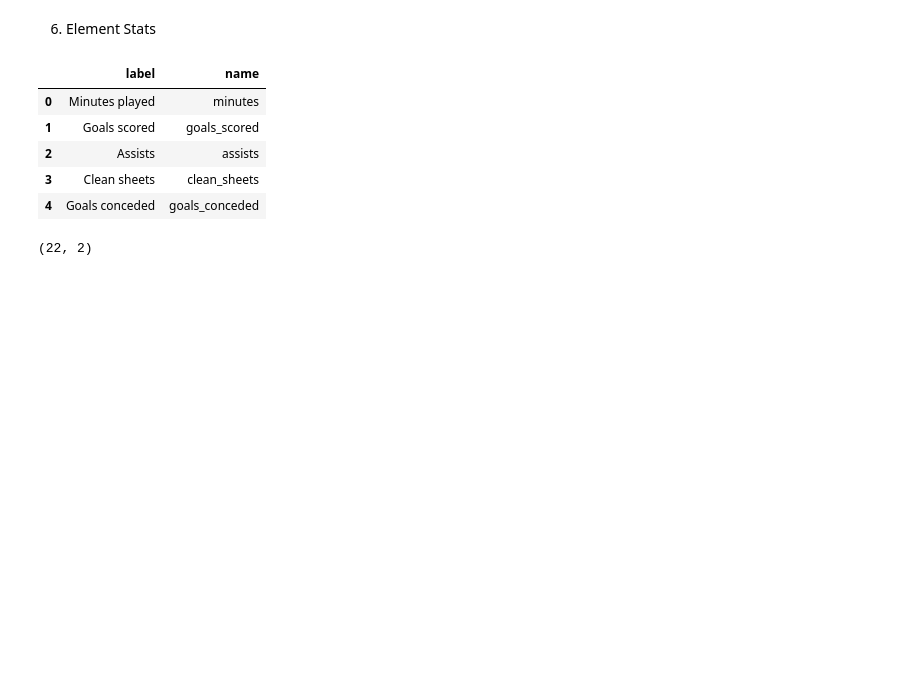
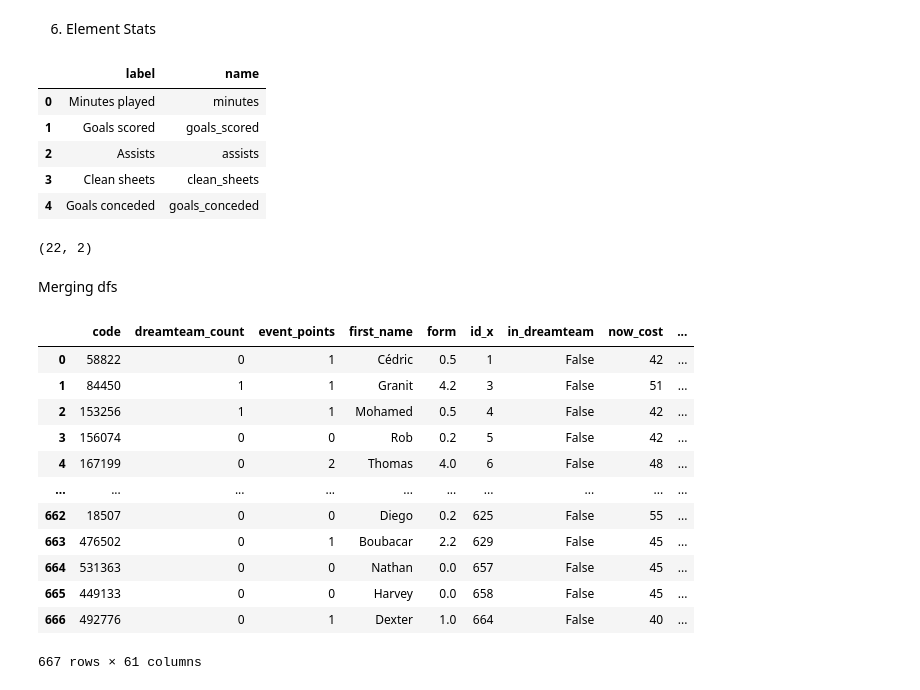
Before and after one commit to sibanda1989/FantasyPL_Analysis_2122, a Jupyter notebook: HS_FPL_22_23.ipynb, the cells around one changed output. Cells and saved outputs as stored; diff of their text form; code cells hidden in the pictures; blank space fills up the shorter version.

Commit message:
feat: merge dataframes with elements_df

```diff
--- a/HS_FPL_22_23.ipynb
+++ b/HS_FPL_22_23.ipynb
@@ -122,3 +136,13 @@ memory usage: 449.6+ KB
+# %%
+drop_list = ['chance_of_playing_next_round', 'chance_of_playing_this_round', 'cost_change_event',
+'cost_change_event_fall', 'cost_change_start', 'cost_change_start_fall', 'ep_next', 'ep_this',
+'news', 'news_added', 'photo', 'special', 'squad_number', 'status', 'transfers_in_event',
+'transfers_out_event', 'influence_rank_type', 'creativity_rank_type', 'threat_rank_type',
+'ict_index_rank_type','corners_and_indirect_freekicks_text', 'direct_freekicks_text','penalties_text'
+, 'now_cost_rank_type', 'form_rank_type', 'points_per_game_rank_type', 'selected_rank_type'
+]
+# %%
+elements_df.drop(columns=drop_list, inplace=True)
 # %% [markdown]
 5. Element Types
 # %%
@@ -169,3 +193,24 @@ element_stats_df.head()
 element_stats_df.shape
 # %% [output]
 (22, 2)
+# %% [markdown]
+Merging dfs
+# %%
+elements_df = pd.merge(elements_df, element_types_df[['id', 'singular_name']], left_on='element_type', right_on='id',
+how='left')
+# %%
+elements_df.drop(columns=['id_y', 'element_type'], inplace=True)
+# %% [output]
+|  | code | dreamteam_count | event_points | first_name | form | id_x | in_dreamteam | now_cost | ... |
+| 0 | 58822 | 0 | 1 | Cédric | 0.5 | 1 | False | 42 | ... |
+| 1 | 84450 | 1 | 1 | Granit | 4.2 | 3 | False | 51 | ... |
+| 2 | 153256 | 1 | 1 | Mohamed | 0.5 | 4 | False | 42 | ... |
+| 3 | 156074 | 0 | 0 | Rob | 0.2 | 5 | False | 42 | ... |
+| 4 | 167199 | 0 | 2 | Thomas | 4.0 | 6 | False | 48 | ... |
+| ... | ... | ... | ... | ... | ... | ... | ... | ... | ... |
+| 662 | 18507 | 0 | 0 | Diego | 0.2 | 625 | False | 55 | ... |
+| 663 | 476502 | 0 | 1 | Boubacar | 2.2 | 629 | False | 45 | ... |
+| 664 | 531363 | 0 | 0 | Nathan | 0.0 | 657 | False | 45 | ... |
+| 665 | 449133 | 0 | 0 | Harvey | 0.0 | 658 | False | 45 | ... |
+| 666 | 492776 | 0 | 1 | Dexter | 1.0 | 664 | False | 40 | ... |
+667 rows × 61 columns
```
Also changed, not shown: parts of 4 cells of this notebook.
